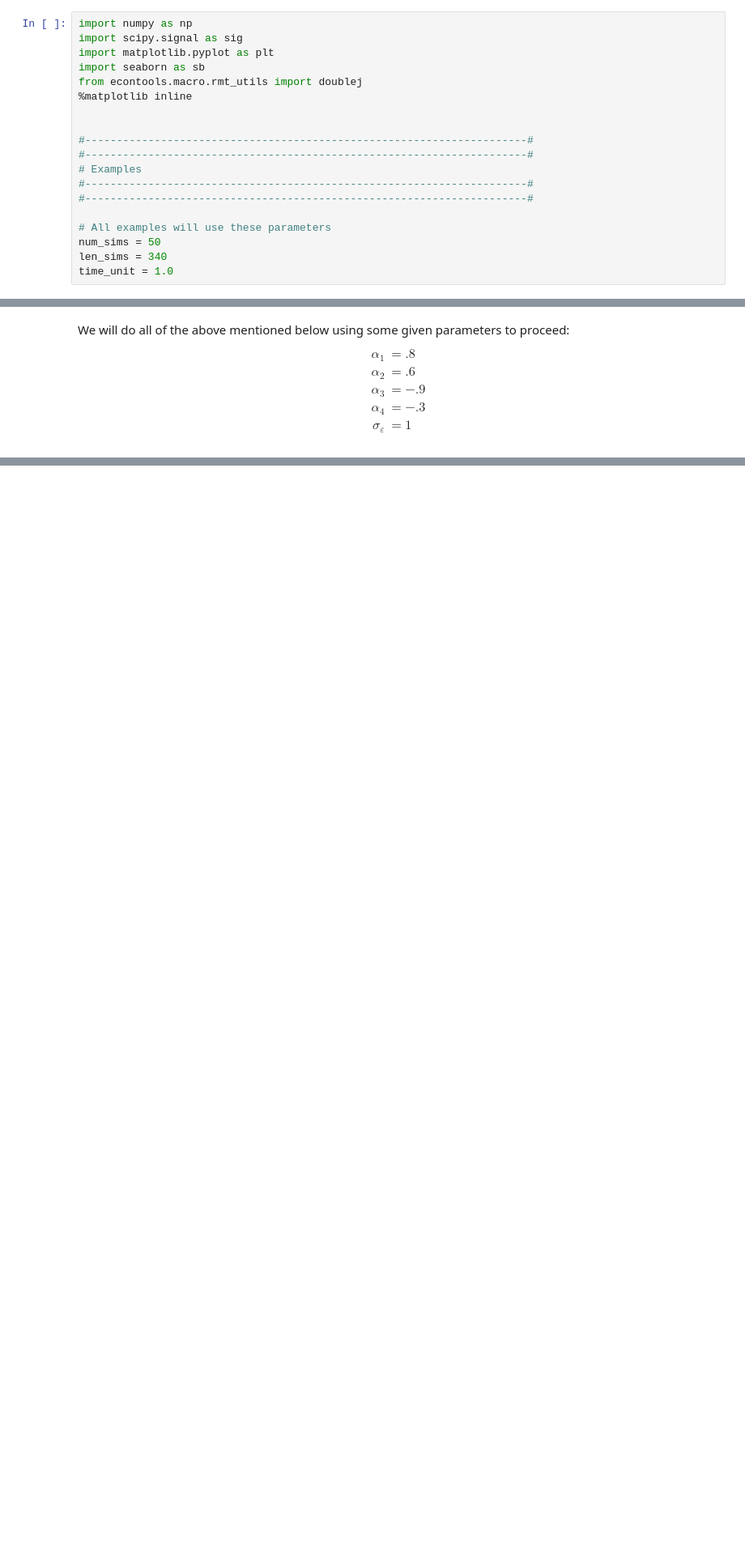
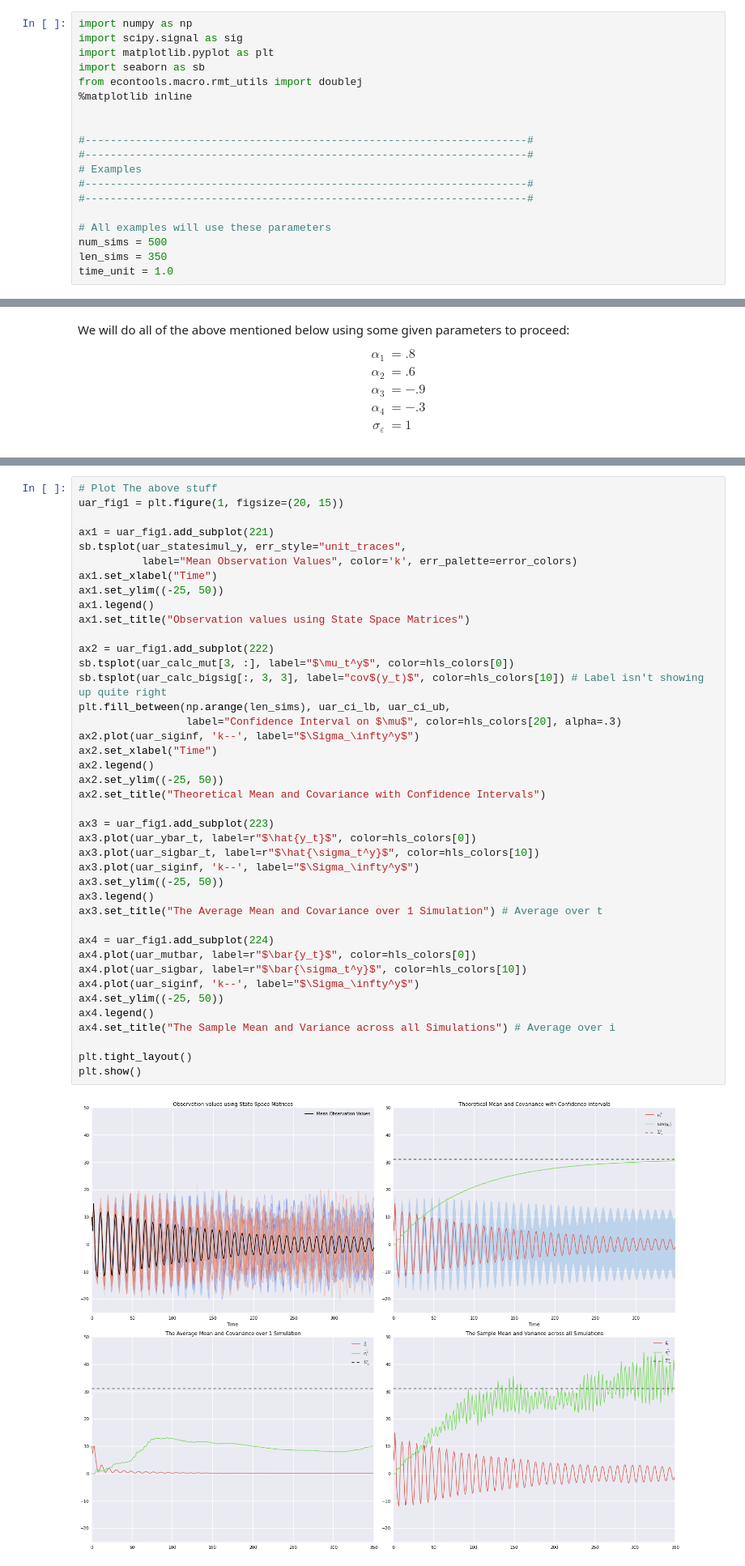
Before and after one commit to sternSargentRA/pyTM, a Jupyter notebook: python_programs/Examples.ipynb, the cells around one changed output, grey strips where cells are left out. Shown at 81% size. Cells and saved outputs as stored; diff of their text form; blank space fills up the shorter version.

```diff
--- a/python_programs/Examples.ipynb
+++ b/python_programs/Examples.ipynb
@@ -20,8 +20,8 @@ from econtools.macro.rmt_utils import doublej
 #----------------------------------------------------------------------#
 
 # All examples will use these parameters
-num_sims = 50
-len_sims = 340
+num_sims = 500
+len_sims = 350
 time_unit = 1.0
 # %% [markdown]
 ## Second-order difference equation
@@ -330,3 +306,46 @@ print(1./len_sims * ((uar_statesimul_x[20, 3, :] - uar_calc_Emut[3, :])**2).sum(
+# %%
+# Plot The above stuff
+uar_fig1 = plt.figure(1, figsize=(20, 15))
+
+ax1 = uar_fig1.add_subplot(221)
+sb.tsplot(uar_statesimul_y, err_style="unit_traces",
+          label="Mean Observation Values", color='k', err_palette=error_colors)
+ax1.set_xlabel("Time")
+ax1.set_ylim((-25, 50))
+ax1.legend()
+ax1.set_title("Observation values using State Space Matrices")
+
+ax2 = uar_fig1.add_subplot(222)
+sb.tsplot(uar_calc_mut[3, :], label="$\mu_t^y$", color=hls_colors[0])
+sb.tsplot(uar_calc_bigsig[:, 3, 3], label="cov$(y_t)$", color=hls_colors[10]) # Label isn't showing up quite right
+plt.fill_between(np.arange(len_sims), uar_ci_lb, uar_ci_ub,
+                 label="Confidence Interval on $\mu$", color=hls_colors[20], alpha=.3)
+ax2.plot(uar_siginf, 'k--', label="$\Sigma_\infty^y$")
+ax2.set_xlabel("Time")
+ax2.legend()
+ax2.set_ylim((-25, 50))
+ax2.set_title("Theoretical Mean and Covariance with Confidence Intervals")
+
+ax3 = uar_fig1.add_subplot(223)
+ax3.plot(uar_ybar_t, label=r"$\hat{y_t}$", color=hls_colors[0])
+ax3.plot(uar_sigbar_t, label=r"$\hat{\sigma_t^y}$", color=hls_colors[10])
+ax3.plot(uar_siginf, 'k--', label="$\Sigma_\infty^y$")
+ax3.set_ylim((-25, 50))
+ax3.legend()
+ax3.set_title("The Average Mean and Covariance over 1 Simulation") # Average over t
+
+ax4 = uar_fig1.add_subplot(224)
+ax4.plot(uar_mutbar, label=r"$\bar{y_t}$", color=hls_colors[0])
+ax4.plot(uar_sigbar, label=r"$\bar{\sigma_t^y}$", color=hls_colors[10])
+ax4.plot(uar_siginf, 'k--', label="$\Sigma_\infty^y$")
+ax4.set_ylim((-25, 50))
+ax4.legend()
+ax4.set_title("The Sample Mean and Variance across all Simulations") # Average over i
+
+plt.tight_layout()
+plt.show()
+# %% [output]
+[figure, added]
 # %%
 uar_simulations = np.zeros((num_sims, len_sims - 1))
 uar_sys = (uar_num, uar_den, time_unit)
```
Also changed, not shown: parts of 7 cells of this notebook.
